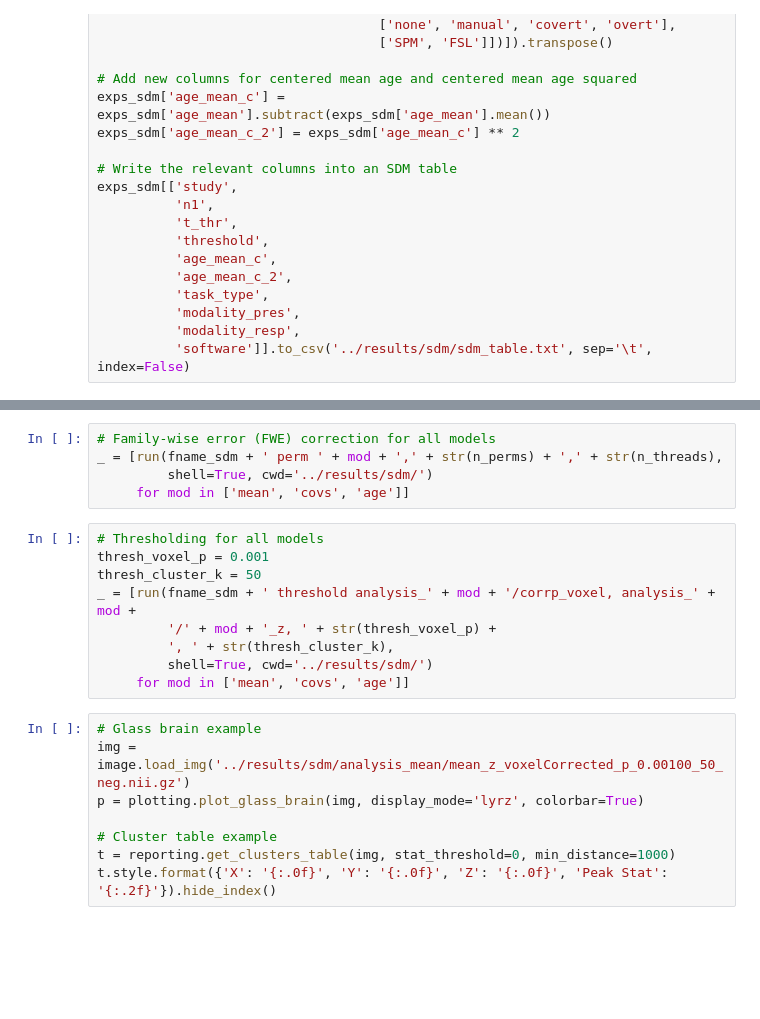
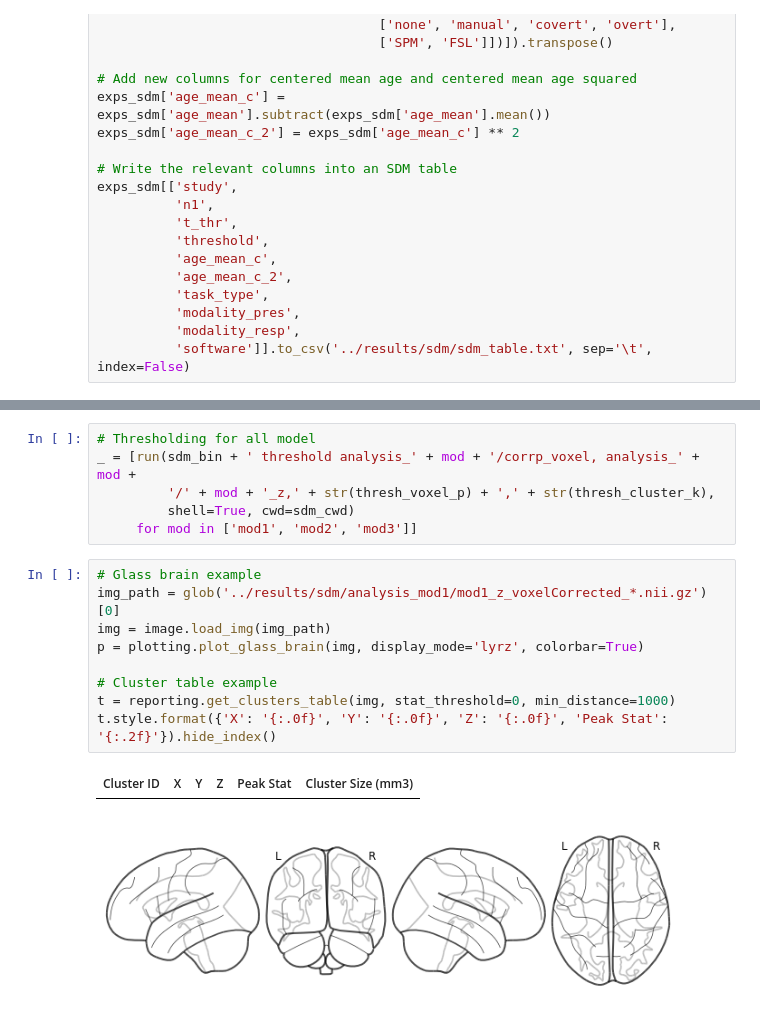
Before and after one commit to SkeideLab/meta_semantics, a Jupyter notebook: code/nb04_sdm.ipynb, the cells around one changed output, grey strips where cells are left out. Drawn from its saved outputs; the diff is of its cells as text; blank space fills up the shorter version.

```diff
--- a/code/nb04_sdm.ipynb
+++ b/code/nb04_sdm.ipynb
@@ -143,22 +157,18 @@ CompletedProcess(args='../../sdm age=mi_lm age_mean_c+age_mean_c_2,0+1+1+0+0,50,
 # %%
-# Family-wise error (FWE) correction for all models
-_ = [run(fname_sdm + ' perm ' + mod + ',' + str(n_perms) + ',' + str(n_threads),
-         shell=True, cwd='../results/sdm/')
-     for mod in ['mean', 'covs', 'age']]
+# Thresholding for all model
+_ = [run(sdm_bin + ' threshold analysis_' + mod + '/corrp_voxel, analysis_' + mod +
+         '/' + mod + '_z,' + str(thresh_voxel_p) + ',' + str(thresh_cluster_k),
+         shell=True, cwd=sdm_cwd)
+     for mod in ['mod1', 'mod2', 'mod3']]
-# %%
-# Thresholding for all models
-thresh_voxel_p = 0.001
-thresh_cluster_k = 50
-_ = [run(fname_sdm + ' threshold analysis_' + mod + '/corrp_voxel, analysis_' + mod +
-         '/' + mod + '_z, ' + str(thresh_voxel_p) +
-         ', ' + str(thresh_cluster_k),
-         shell=True, cwd='../results/sdm/')
-     for mod in ['mean', 'covs', 'age']]
 # %%
 # Glass brain example
-img = image.load_img('../results/sdm/analysis_mean/mean_z_voxelCorrected_p_0.00100_50_neg.nii.gz')
+img_path = glob('../results/sdm/analysis_mod1/mod1_z_voxelCorrected_*.nii.gz')[0]
+img = image.load_img(img_path)
 p = plotting.plot_glass_brain(img, display_mode='lyrz', colorbar=True)
 
 # Cluster table example
 t = reporting.get_clusters_table(img, stat_threshold=0, min_distance=1000)
 t.style.format({'X': '{:.0f}', 'Y': '{:.0f}', 'Z': '{:.0f}', 'Peak Stat': '{:.2f}'}).hide_index()
+# %% [output]
+| Cluster ID | X | Y | Z | Peak Stat | Cluster Size (mm3) |
+[figure, added]
```
Also changed, not shown: parts of 5 cells of this notebook, 1 other file.
